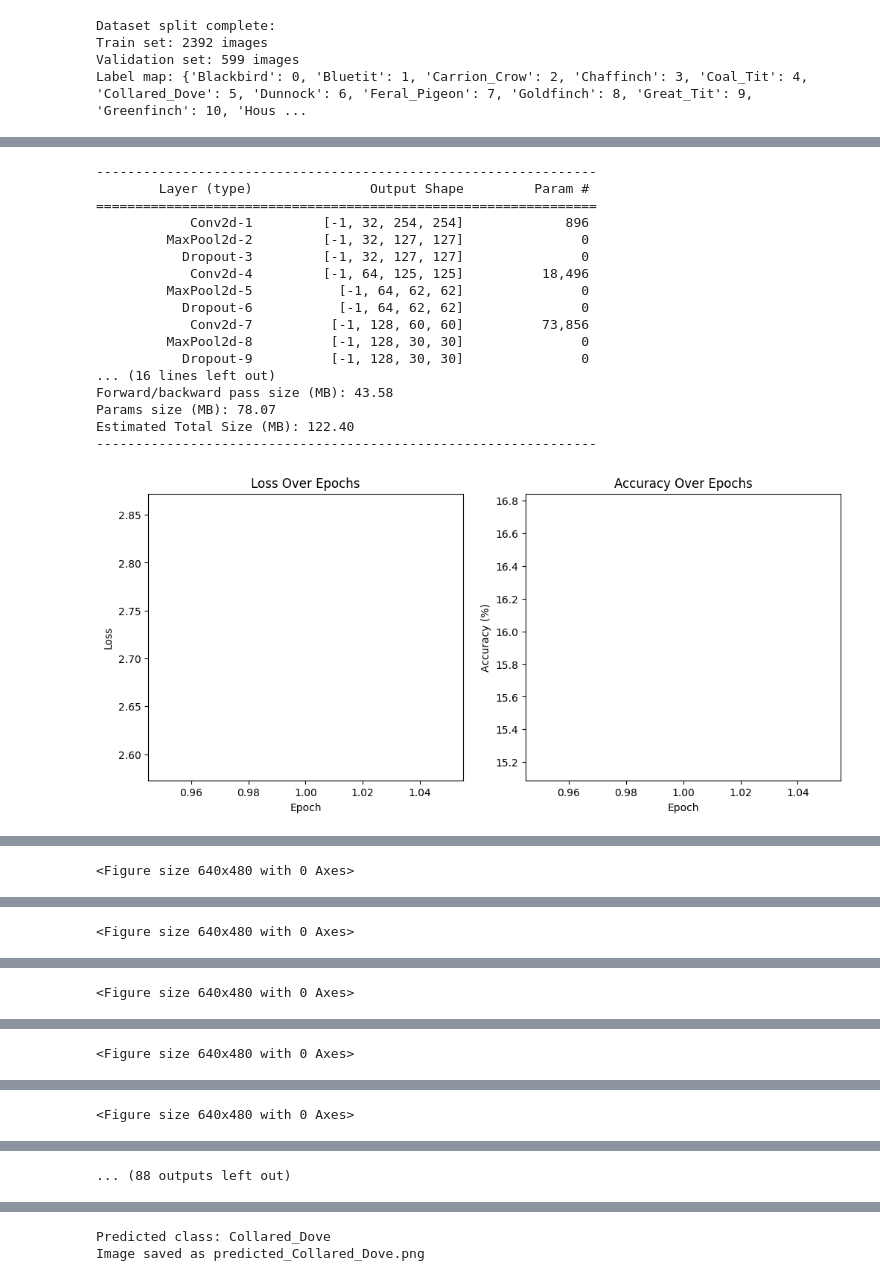
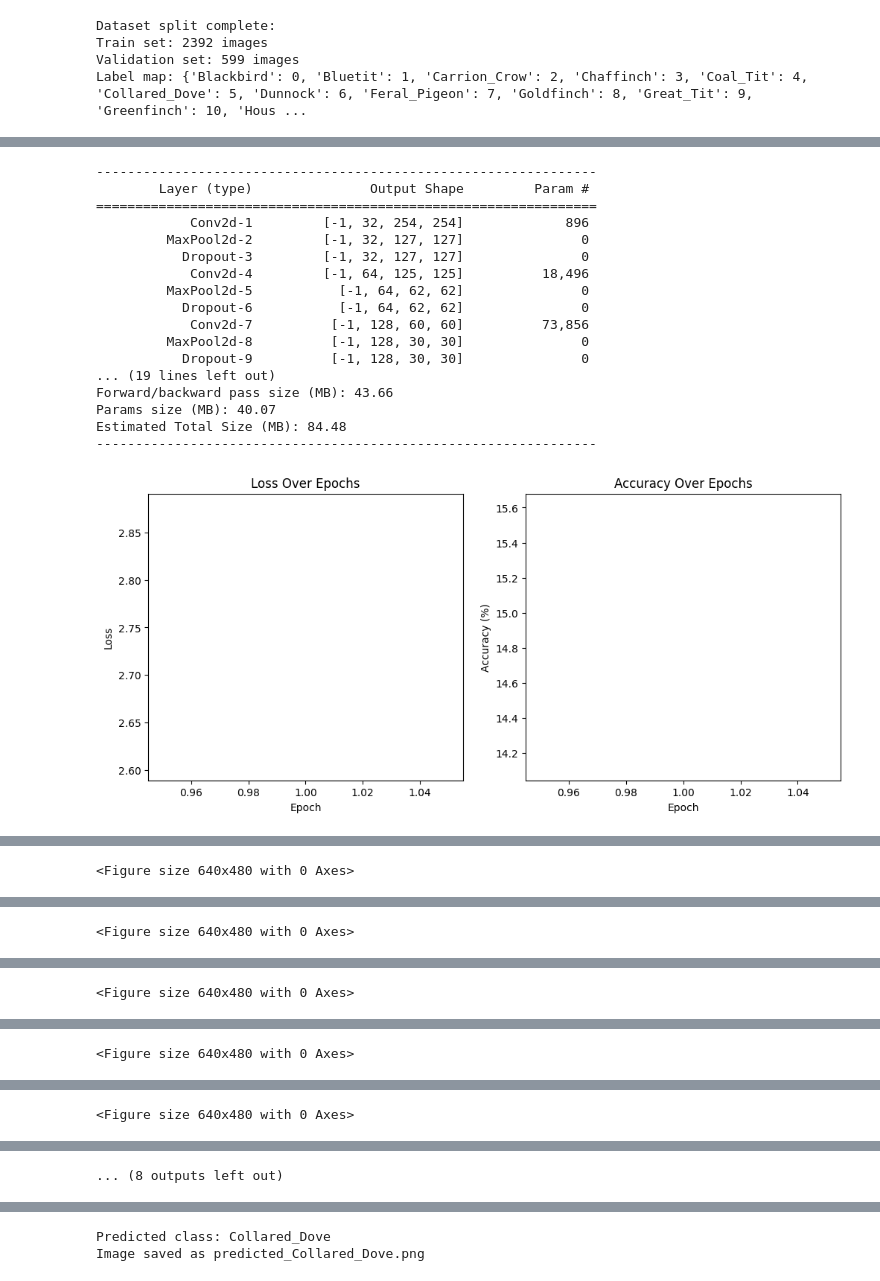
Before and after one commit to AntoineZampunieris/M1_DL, a Jupyter notebook: CNN_Bird_Species.ipynb, the cells around one changed output, grey strips where cells are left out. Cells and saved outputs as stored; diff of their text form; code cells hidden in the pictures.

```diff
--- a/CNN_Bird_Species.ipynb
+++ b/CNN_Bird_Species.ipynb
@@ -183,19 +183,24 @@ class BirdSpeciesCNNModel(nn.Module):
         self.pool4 = nn.MaxPool2d(kernel_size=2, stride=2)
         self.dropout4 = nn.Dropout(p=0.2)
 
-        # New layer
         self.conv5 = nn.Conv2d(256, 512, kernel_size=3, padding=0)
         self.pool5 = nn.MaxPool2d(kernel_size=2, stride=2)
         self.dropout5 = nn.Dropout(p=0.2)
 
+        # Added new conv6 layer
+        self.conv6 = nn.Conv2d(512, 1024, kernel_size=3, padding=0)
+        self.pool6 = nn.MaxPool2d(kernel_size=2, stride=2)
+        self.dropout6 = nn.Dropout(p=0.2)
+
         # Dynamically calculate the flattened size
         with torch.no_grad():
-            dummy_input = torch.randn(1, 3, 256, 256)  # Adjust input size if needed
+            dummy_input = torch.randn(1, 3, 256, 256)
             x = self.pool1(F.relu(self.conv1(dummy_input)))
             x = self.pool2(F.relu(self.conv2(x)))
             x = self.pool3(F.relu(self.conv3(x)))
             x = self.pool4(F.relu(self.conv4(x)))
             x = self.pool5(F.relu(self.conv5(x)))
+            x = self.pool6(F.relu(self.conv6(x)))
             self.flatten_size = x.numel()
 
         self.flatten = nn.Flatten()
@@ -224,8 +229,10 @@ class BirdSpeciesCNNModel(nn.Module):
         x = self.dropout3(x)
         x = self.pool4(F.relu(self.conv4(x)))
         x = self.dropout4(x)
-        x = self.pool5(F.relu(self.conv5(x)))  # Include the new layer
+        x = self.pool5(F.relu(self.conv5(x)))
         x = self.dropout5(x)
+        x = self.pool6(F.relu(self.conv6(x)))  # New layer in forward
+        x = self.dropout6(x)
         x = self.flatten(x)
         x = F.relu(self.fc1(x))
         x = self.dropout_fc(x)
@@ -294,16 +301,16 @@ optimizer = torch.optim.Adam(model.parameters(), lr=0.0002)  # Adam optimizer
             Conv2d-7          [-1, 128, 60, 60]          73,856
          MaxPool2d-8          [-1, 128, 30, 30]               0
            Dropout-9          [-1, 128, 30, 30]               0
-... (16 lines left out)
-Forward/backward pass size (MB): 43.58
-Params size (MB): 78.07
-Estimated Total Size (MB): 122.40
+... (19 lines left out)
+Forward/backward pass size (MB): 43.66
+Params size (MB): 40.07
+Estimated Total Size (MB): 84.48
 ----------------------------------------------------------------
 # %%
 %%time
 
 batch_size = 32  # Adjusted batch size for augmented dataset
-epochs = 50  # Define the number of epochs for training
+epochs = 10  # Define the number of epochs for training
 
 # Recreate the dataloader with the new batch size
 # Use augmented_dataset_repeated for augmentation as in previous cells
@@ -339,31 +346,31 @@ for epoch in range(epochs):
         loss = criterion(outputs, labels)
         loss.backward()
         optimizer.step()
 
         running_loss += loss.item()
         _, predicted = torch.max(outputs, 1)
         total += labels.size(0)
         correct += (predicted == labels).sum().item()
 
     epoch_loss = running_loss / len(augmented_loader)
     epoch_accuracy = 100 * correct / total
 
     loss_history.append(epoch_loss)
     accuracy_history.append(epoch_accuracy)
 
     # Update the plots in real time
     loss_line.set_data(range(1, epoch + 2), loss_history)
     acc_line.set_data(range(1, epoch + 2), accuracy_history)
     ax[0].relim()
     ax[0].autoscale_view()
     ax[1].relim()
     ax[1].autoscale_view()
     plt.draw()
     plt.pause(0.1)
 
     print(f"Epoch {epoch + 1}/{epochs}, Loss: {epoch_loss:.4f}, Accuracy: {epoch_accuracy:.2f}%, Images processed: {total}")
 
 plt.ioff()
 plt.show()
 # %% [output]
-[figure, old version]
+[figure, new version]
@@ -381,4 +388,4 @@ Epoch 6/50, Loss: 0.4178, Accuracy: 86.39%, Images processed: 23920
-... (88 outputs left out)
+... (8 outputs left out)
 # %%
 # Plot and save accuracy and loss graphs over epochs
 
```
Also changed, not shown: parts of 5 cells of this notebook, 3 other files.
